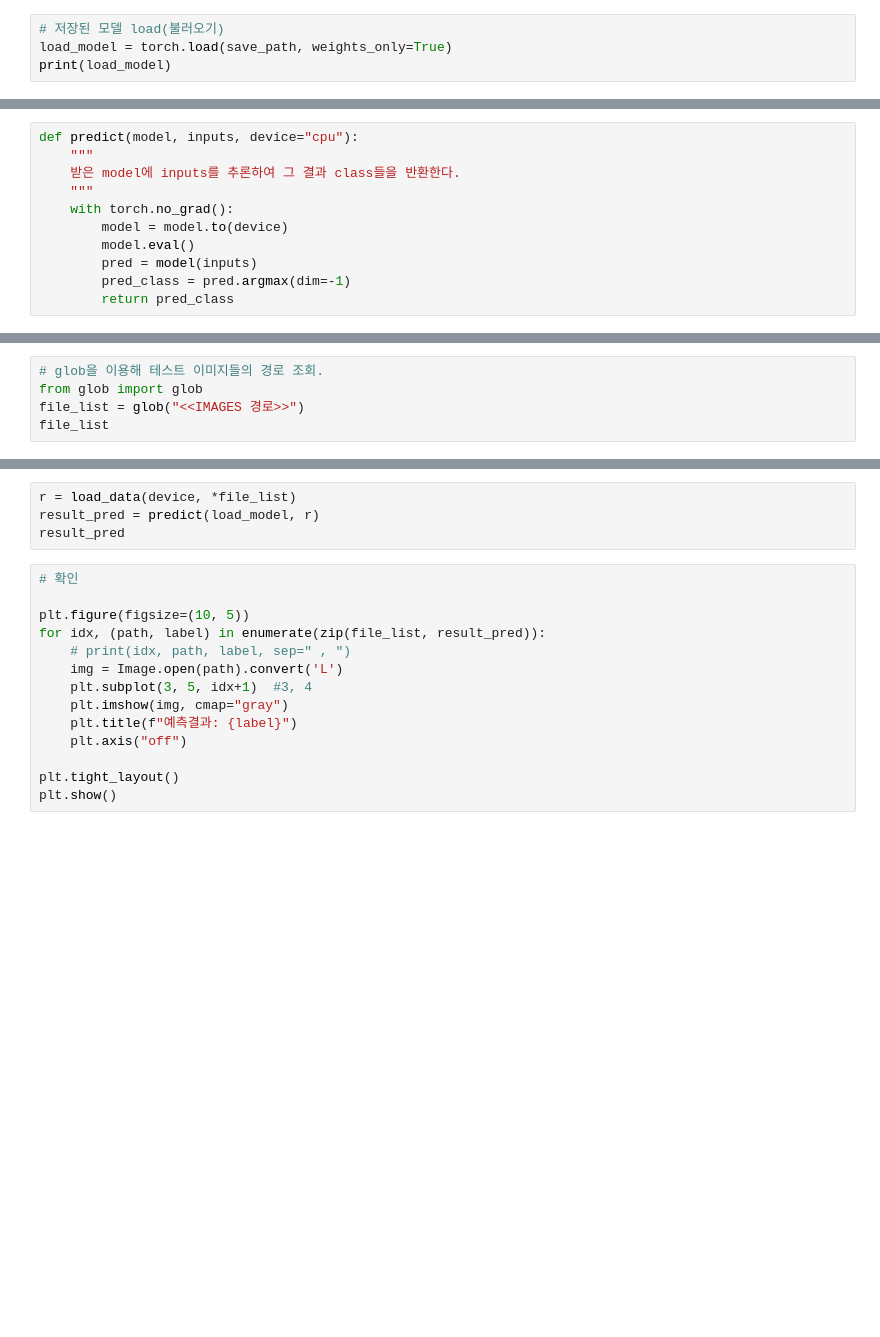
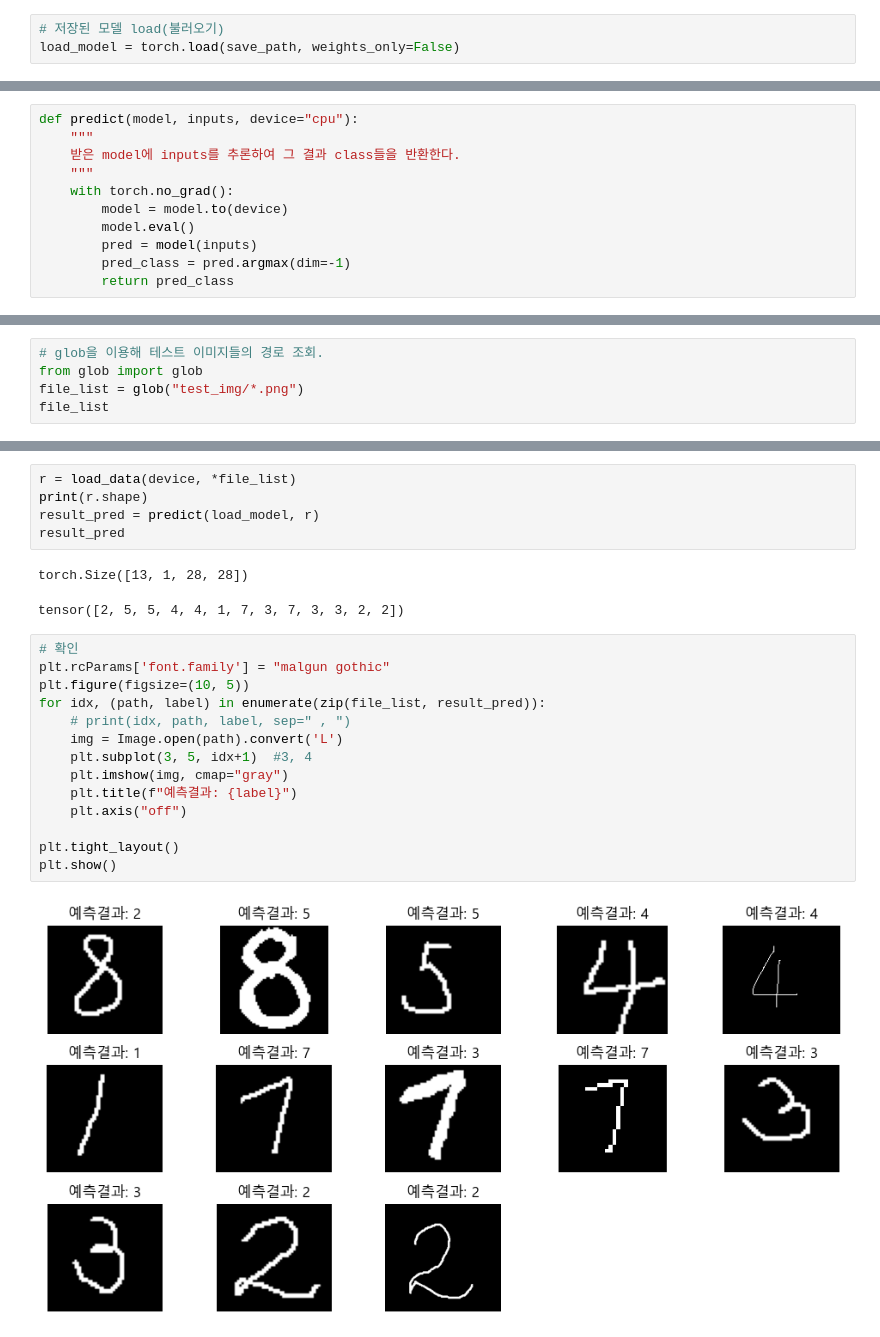
Before and after one commit to Wjaehyun/SKN21, a Jupyter notebook: 07_deeplearning_pytorch/04_첫번째 딥러닝-MLP 구현.ipynb, the cells around one changed output, grey strips where cells are left out. Drawn from its saved outputs; the diff is of its cells as text; blank space fills up the shorter version.

```diff
--- a/07_deeplearning_pytorch/04_첫번째 딥러닝-MLP 구현.ipynb
+++ b/07_deeplearning_pytorch/04_첫번째 딥러닝-MLP 구현.ipynb
@@ -399,8 +448,7 @@ save_path
 torch.save(model, save_path)  #  (저장할 모델, 저장할 파일 경로)
 # %%
 # 저장된 모델 load(불러오기)
-load_model = torch.load(save_path, weights_only=True)
-print(load_model)
+load_model = torch.load(save_path, weights_only=False)
 # %% [markdown]
 ## 모델 성능 최종 평가
 # %%
@@ -470,5 +550,5 @@ def predict(model, inputs, device="cpu"):
 # %%
 # glob을 이용해 테스트 이미지들의 경로 조회.
 from glob import glob
-file_list = glob("<<IMAGES 경로>>")
+file_list = glob("test_img/*.png")
 file_list
@@ -475,18 +576,24 @@ file_list
 # %%
 r = load_data(device, *file_list)
+print(r.shape)
 result_pred = predict(load_model, r)
 result_pred
+# %% [output]
+torch.Size([13, 1, 28, 28])
+tensor([2, 5, 5, 4, 4, 1, 7, 3, 7, 3, 3, 2, 2])
 # %%
 # 확인
-
+plt.rcParams['font.family'] = "malgun gothic"
 plt.figure(figsize=(10, 5))
 for idx, (path, label) in enumerate(zip(file_list, result_pred)):
     # print(idx, path, label, sep=" , ")
     img = Image.open(path).convert('L')
     plt.subplot(3, 5, idx+1)  #3, 4
     plt.imshow(img, cmap="gray")
     plt.title(f"예측결과: {label}")
     plt.axis("off")
 
 plt.tight_layout()
 plt.show()
+# %% [output]
+[figure, added]
```
Also changed, not shown: parts of 17 cells of this notebook, 9 other files.
